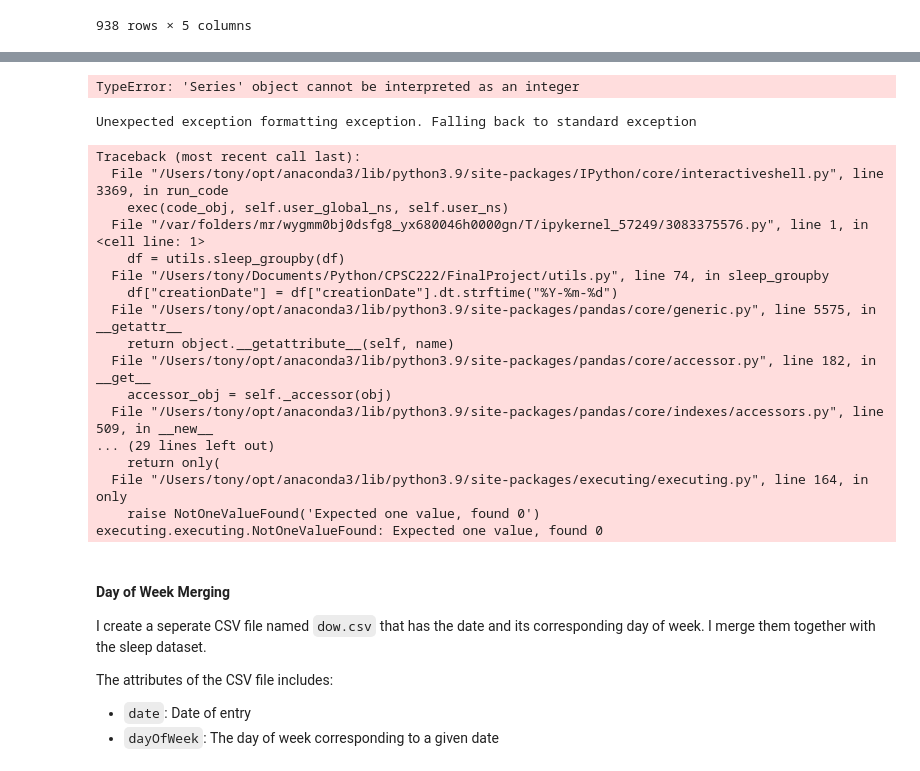
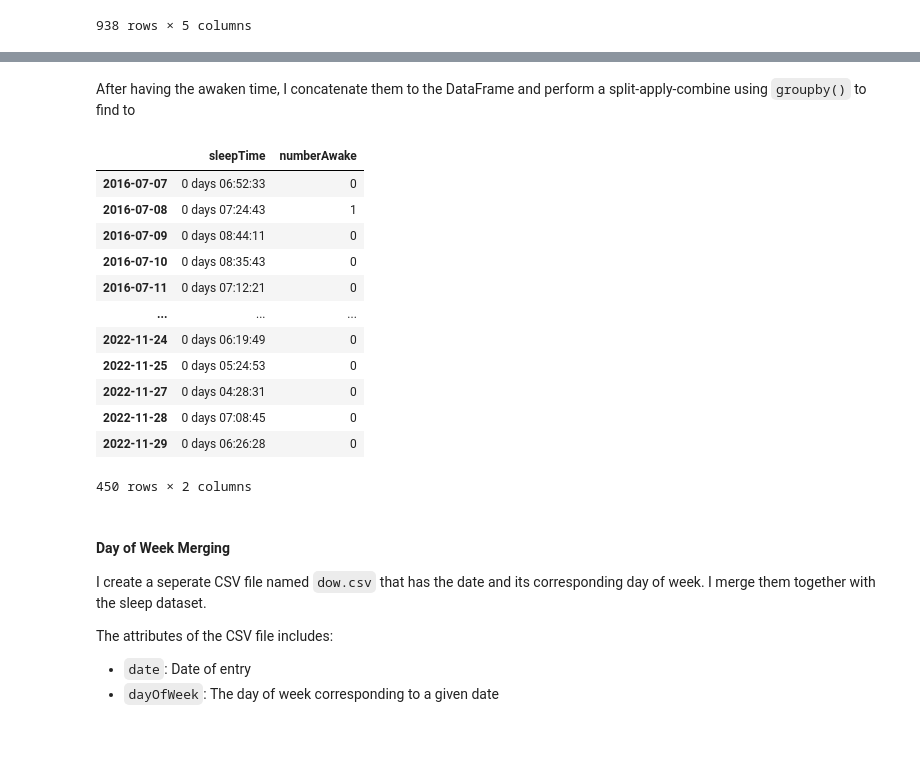
Before and after one commit to tonixsmm/FinalProject, a Jupyter notebook: ProjectNotebook.ipynb, the cells around one changed output, grey strips where cells are left out. Cells and saved outputs as stored; diff of their text form; code cells hidden in the pictures; blank space fills up the shorter version.

```diff
--- a/ProjectNotebook.ipynb
+++ b/ProjectNotebook.ipynb
@@ -147,5 +151,2 @@ Recall that Apple does not automatically add up the total sleep time per night i
 # %%
 grouped = utils.awaken_time(df)
-grouped
-# %% [output]
-TypeError: 'Series' object cannot be interpreted as an integer
@@ -154,25 +153,22 @@ grouped.to_csv("grouped.csv")
+# %% [markdown]
+After having the awaken time, I concatenate them to the DataFrame and perform a split-apply-combine using `groupby()` to find to
 # %%
-df = utils.sleep_groupby(df)
+df = utils.sleep_groupby(df, grouped)
 df
 # %% [output]
+|  | sleepTime | numberAwake |
+| 2016-07-07 | 0 days 06:52:33 | 0 |
+| 2016-07-08 | 0 days 07:24:43 | 1 |
+| 2016-07-09 | 0 days 08:44:11 | 0 |
+| 2016-07-10 | 0 days 08:35:43 | 0 |
+| 2016-07-11 | 0 days 07:12:21 | 0 |
+| ... | ... | ... |
+| 2022-11-24 | 0 days 06:19:49 | 0 |
+| 2022-11-25 | 0 days 05:24:53 | 0 |
+| 2022-11-27 | 0 days 04:28:31 | 0 |
+| 2022-11-28 | 0 days 07:08:45 | 0 |
+| 2022-11-29 | 0 days 06:26:28 | 0 |
-Unexpected exception formatting exception. Falling back to standard exception
+450 rows × 2 columns
-Traceback (most recent call last):
-  File "/Users/tony/opt/anaconda3/lib/python3.9/site-packages/IPython/core/interactiveshell.py", line 3369, in run_code
-    exec(code_obj, self.user_global_ns, self.user_ns)
-  File "/var/folders/mr/wygmm0bj0dsfg8_yx680046h0000gn/T/ipykernel_57249/3083375576.py", line 1, in <cell line: 1>
-    df = utils.sleep_groupby(df)
-  File "/Users/tony/Documents/Python/CPSC222/FinalProject/utils.py", line 74, in sleep_groupby
-    df["creationDate"] = df["creationDate"].dt.strftime("%Y-%m-%d")
-  File "/Users/tony/opt/anaconda3/lib/python3.9/site-packages/pandas/core/generic.py", line 5575, in __getattr__
-    return object.__getattribute__(self, name)
-  File "/Users/tony/opt/anaconda3/lib/python3.9/site-packages/pandas/core/accessor.py", line 182, in __get__
-    accessor_obj = self._accessor(obj)
-  File "/Users/tony/opt/anaconda3/lib/python3.9/site-packages/pandas/core/indexes/accessors.py", line 509, in __new__
-... (29 lines left out)
-    return only(
-  File "/Users/tony/opt/anaconda3/lib/python3.9/site-packages/executing/executing.py", line 164, in only
-    raise NotOneValueFound('Expected one value, found 0')
-executing.executing.NotOneValueFound: Expected one value, found 0
 # %% [markdown]
 #### Day of Week Merging
 I create a seperate CSV file named `dow.csv` that has the date and its corresponding day of week. I merge them together with the sleep dataset.
```
Also changed, not shown: parts of 11 cells of this notebook, 1 other file.
